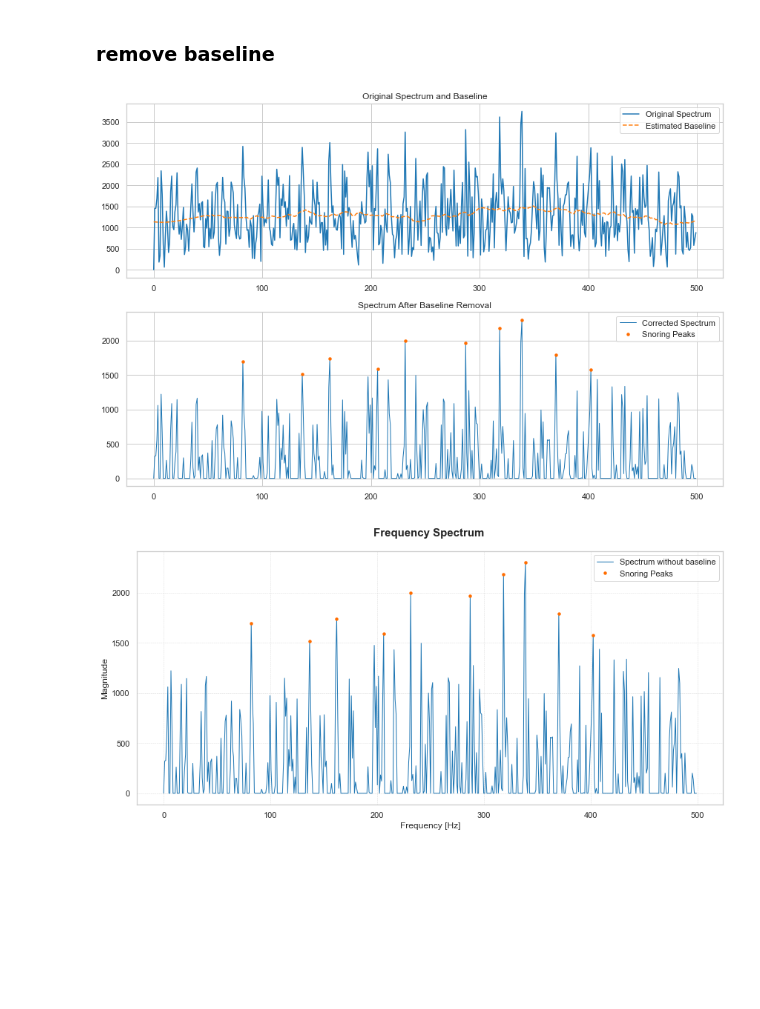
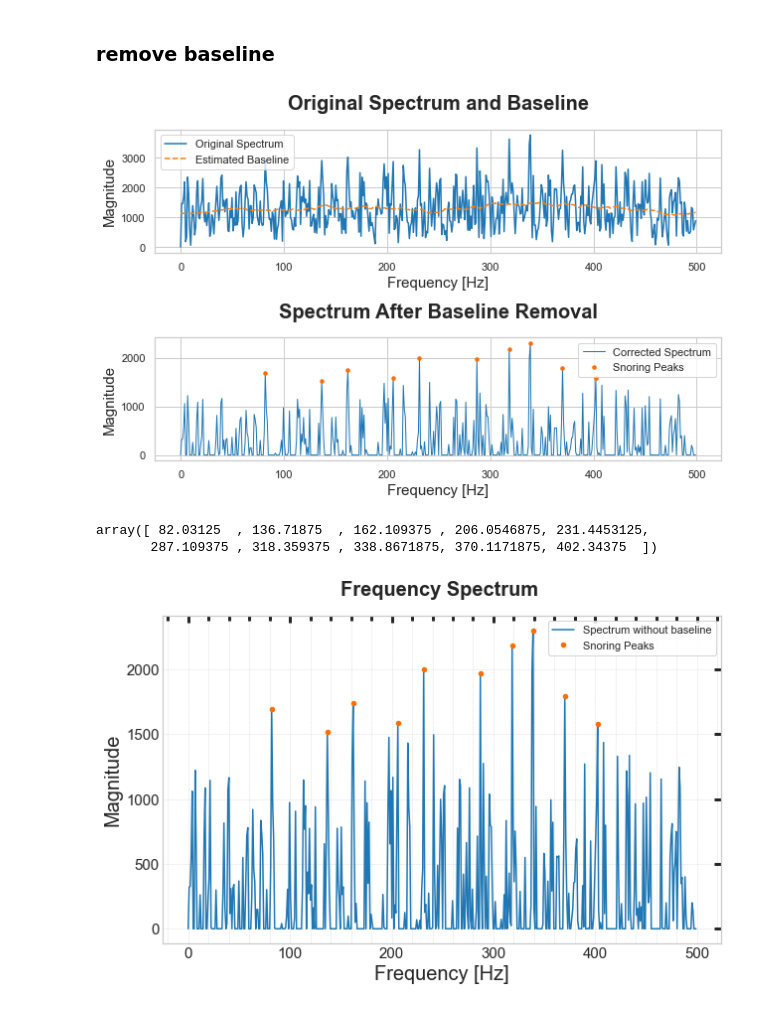
Before and after one commit to Ireneroda/Sleeping-Mask-project, a Jupyter notebook: microphone/Sound_data_analysis.ipynb, the cells around one changed output. Saved outputs shown, nothing was run; the diff lists cells and outputs as text; code cells hidden in the pictures; blank space fills up the shorter version.

```diff
--- a/microphone/Sound_data_analysis.ipynb
+++ b/microphone/Sound_data_analysis.ipynb
@@ -345,7 +345,7 @@ peaks, _ = find_peaks(filtered_magnitudes, height=1500)  # Adjust 'height' for s
 sns.set(style='whitegrid')
 
 # Create the figure and subplots
-plt.figure(figsize=(12, 8))  # Larger figure size
+plt.figure(figsize=(9, 6))  # Larger figure size
 
 plt.subplot(2, 1, 1)
 plt.plot(frequencies[:len(frequencies)//2], magnitude[:len(frequencies)//2], label='Original Spectrum', color='tab:blue')
@@ -353,7 +353,9 @@ plt.plot(frequencies[:len(frequencies)//2], baseline[:len(frequencies)//2], labe
 
 
 plt.legend()
-plt.title("Original Spectrum and Baseline")
+plt.title("Original Spectrum and Baseline", fontsize=20, fontweight='bold', pad=20)
+plt.xlabel("Frequency [Hz]", fontsize=15)
+plt.ylabel("Magnitude", fontsize=15)
 
 plt.subplot(2, 1, 2)
 plt.plot(frequencies[:len(frequencies)//2], magnitude_corrected[:len(frequencies)//2], color='tab:blue', linewidth=1, label='Corrected Spectrum')
@@ -363,33 +365,76 @@ plt.plot(filtered_frequencies[peaks], filtered_magnitudes[peaks], 'o', label="Sn
 
 
 plt.legend()
-plt.title("Spectrum After Baseline Removal")
+plt.title("Spectrum After Baseline Removal", fontsize=20, fontweight='bold', pad=20)
+plt.xlabel("Frequency [Hz]", fontsize=15)
+plt.ylabel("Magnitude", fontsize=15)
+
 plt.tight_layout()
+plt.savefig("FrequencySpectrumBaseline.svg")   # Save as SVG
 plt.show()
 # %% [output]
-[figure, old version]
+[figure, new version]
+# %%
+filtered_frequencies[peaks]
+# %% [output]
+array([ 82.03125  , 136.71875  , 162.109375 , 206.0546875, 231.4453125,
+       287.109375 , 318.359375 , 338.8671875, 370.1171875, 402.34375  ])
 # %%
 # Plot results
 # Set Seaborn style
-sns.set(style='whitegrid')
+#sns.set(style='whitegrid')
 
 # Create the figure
-plt.figure(figsize=(12, 6))  # Larger figure size
-plt.plot(frequencies[:len(frequencies)//2], magnitude_corrected[:len(frequencies)//2], color='tab:blue', linewidth=1, label='Spectrum without baseline')
+plt.figure(figsize=(9, 6))  # Larger figure size
+plt.plot(frequencies[:len(frequencies)//2], magnitude_corrected[:len(frequencies)//2], color='tab:blue', linewidth=1.5, label='Spectrum without baseline')
 # Mark the detected peaks with orange 'o' markers
-plt.plot(filtered_frequencies[peaks], filtered_magnitudes[peaks], 'o', label="Snoring Peaks", color='#FF6D00', markersize=2.5, markeredgewidth=2)
+plt.plot(filtered_frequencies[peaks], filtered_magnitudes[peaks], 'o', label="Snoring Peaks", color='#FF6D00', markersize=3.5, markeredgewidth=2)
 
 # Customize the plot
-plt.title("Frequency Spectrum ", fontsize=15, fontweight='bold', pad=20)
-plt.xlabel("Frequency [Hz]", fontsize=12)
-plt.ylabel("Magnitude", fontsize=12)
+plt.title("Frequency Spectrum ", fontsize=20, fontweight='bold', pad=20)
+plt.xlabel("Frequency [Hz]", fontsize=20)
+plt.ylabel("Magnitude", fontsize=20)
 plt.grid(True, which='both', linestyle='--', linewidth=0.5, alpha=0.7)  # Adding gridlines
 plt.legend(loc='upper right', bbox_to_anchor=(1, 1))
 
+# Set font size for x-axis and y-axis labels
+plt.rcParams['xtick.labelsize'] = 15
+plt.rcParams['ytick.labelsize'] = 15
+
+# Adjust tick directions
+plt.rcParams['xtick.direction'] = 'in'
+plt.rcParams['ytick.direction'] = 'in'
+
+# Show ticks on both top and right
+plt.rcParams['xtick.top'] = 'True'
+plt.rcParams['ytick.right'] = 'True'
+
+# Set major and minor tick widths
+plt.rcParams['xtick.major.width'] = 3
+plt.rcParams['ytick.major.width'] = 3
+plt.rcParams['xtick.minor.width'] = 3
+plt.rcParams['ytick.minor.width'] = 3
+
+# Set major and minor tick sizes
+plt.rcParams['xtick.major.size'] = 3
+plt.rcParams['ytick.major.size'] = 3
+plt.rcParams['xtick.minor.size'] = 3
+plt.rcParams['ytick.minor.size'] = 3
+
+# Ensure minor ticks are visible
+plt.rcParams['xtick.minor.visible'] = 'True'
+
+# Set font type for PDF and PS to Type 42 (TrueType)
+plt.rcParams['pdf.fonttype'] = 42
+plt.rcParams['ps.fonttype'] = 42
+
+
+
+
 plt.savefig("FrequencySpectrum_noBaseline.svg")   # Save as SVG
-plt.savefig("FrequencySpectrum_noBaseline.png")   # Save as PNG
+#plt.savefig("FrequencySpectrum_noBaseline.png")   # Save as PNG
 
 plt.tight_layout()
 plt.show()
 # %% [output]
-[figure, old version]
+[figure, new version]
```
Also changed, not shown: parts of 4 cells of this notebook, 8 other files.
